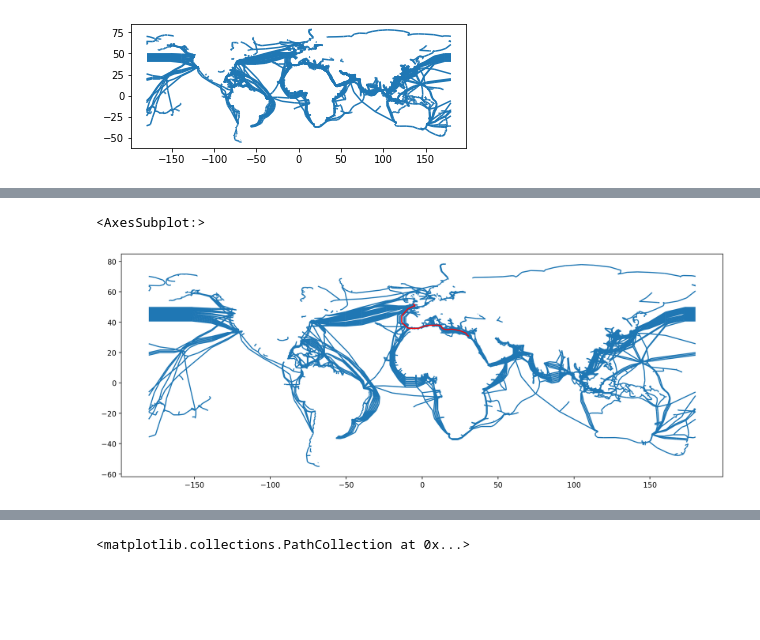
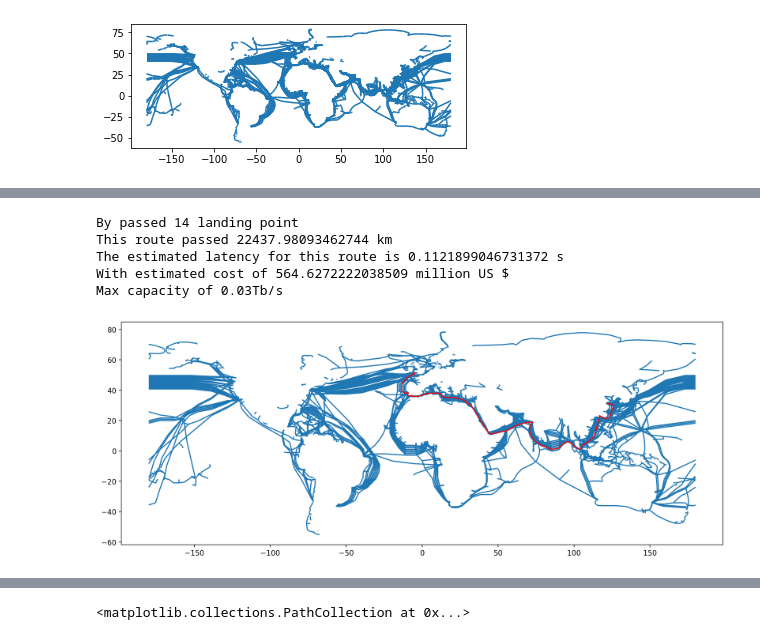
Before and after one commit to Hypergear/UCL_Dissertation, a Jupyter notebook: Code/network/network_diagram_world.ipynb, the cells around one changed output, grey strips where cells are left out. Drawn from its saved outputs; the diff is of its cells as text; code cells hidden in the pictures; blank space fills up the shorter version.

```diff
--- a/Code/network/network_diagram_world.ipynb
+++ b/Code/network/network_diagram_world.ipynb
@@ -23,6 +25,8 @@ cleaned_cable_coor.iloc[2].split(', (')
 
 index_cable_id = list(cable_coor.columns).index('cable_id')
 index_cable_length = list(cable_coor.columns).index('cable_length')
+index_cable_capacity = list(cable_coor.columns).index('cable_capacity')
+index_cable_cost = list(cable_coor.columns).index('cable_cost')
 
 
 data = pd.DataFrame()
@@ -31,13 +35,15 @@ for row in range(cleaned_cable_coor.shape[0]):
     coor_list = cleaned_cable_coor.iloc[row].split(', (')
     cable_id = cable_coor.iloc[row,index_cable_id]
     cable_length = cable_coor.iloc[row,index_cable_length]
+    cable_capacity = cable_coor.iloc[row,index_cable_capacity]
+    cable_cost = cable_coor.iloc[row,index_cable_cost]
 
     for x in coor_list:
         seg = pd.DataFrame()
         abc = x.split(', ')
         # print(abc)
         for y in abc:
-            a = {'lon1': y.split(' ')[0], 'lat1': y.split(' ')[1], 'cable_id': cable_id, 'cable_length': cable_length}
+            a = {'lon1': y.split(' ')[0], 'lat1': y.split(' ')[1], 'cable_id': cable_id, 'cable_length': cable_length, 'cable_capacity': cable_capacity,'cable_cost': cable_cost}
             seg = seg.append(a,ignore_index=True)
         seg["lon1"] = seg["lon1"].astype("float64")
         seg["lat1"] = seg["lat1"].astype("float64")
@@ -80,8 +84,8 @@ gdf['to_id'] = round((round(gdf['lon2'],5) + round(gdf['lat2'],5))*100000,0)
 gdf['distance_from_previous'] = gdf['fr_point'].distance(gdf['to_point'])
 gdf['total_distance'] = gdf.groupby('cable_id')['distance_from_previous'].transform('sum')
 gdf['length_from_previous'] = gdf['cable_length'] / gdf['total_distance'] * gdf['distance_from_previous']
-
-# gdf['distance_from_previous'] = gdf.distance(gdf.shift(1))
+gdf['segment_cost'] = gdf['cable_cost']/gdf['cable_length'] * gdf['length_from_previous']
+gdf['inverse_capacity'] = 1/gdf['cable_capacity']
 # %%
 gdf[gdf['cable_length'].isna()==True]
 # %% [output]
@@ -126,5 +112,5 @@ gdf.sample(5)
 # %%
-G = nx.from_pandas_edgelist(gdf, 'fr_id', 'to_id', edge_attr=['index', 'length_from_previous'], create_using=nx.Graph)
+G = nx.from_pandas_edgelist(gdf, 'fr_id', 'to_id', edge_attr=['index', 'length_from_previous','segment_cost','inverse_capacity'], create_using=nx.Graph)
 # %%
 nx.draw_networkx_edges(G, pos=nx.circular_layout(G))
 # %% [output]
@@ -183,0 +150,18 @@ path
+# %%
+def shortest_path_analysis_summary(path_road):
+
+    shortest_path_edge = path_road [ round(path_road['lon1'],2).isin(round(landingPoint['landingPoint_longitude'],2)) & round(path_road['lat1'],2).isin(round(landingPoint['landingPoint_latitude'],2))]
+    print(f'By passed { shortest_path_edge.shape[0] } landing point')
+
+
+    shortest_path_length = path_road['length_from_previous'].sum()
+    print(f'This route passed { shortest_path_length } km')
+
+    shortest_path_latency = shortest_path_length/200000
+    print(f'The estimated latency for this route is { shortest_path_latency } s')
+
+    shortest_path_cost = path_road['segment_cost'].sum()
+    print(f'With estimated cost of { shortest_path_cost } million US $')
+
+    shortest_path_capacity = path_road['cable_capacity'].min()
+    print(f'Max capacity of { shortest_path_capacity }Tb/s')
@@ -184,13 +188,19 @@ path
 # %%
-path = nx.shortest_path(G,6158154, 4629267, weight = 'length_from_previous')
+path = nx.shortest_path(G,15272016, 4629267, weight = 'segment_cost')
 
 
 fig     = plt.figure(figsize=(15,10),dpi = 200)
 ax      = plt.subplot(111)
 
 path_road = getPath(path, gdf)
 gdf.plot(ax=ax)
 path_road.plot(ax = ax, color='red')
+
+shortest_path_analysis_summary(path_road)
 # %% [output]
-<AxesSubplot:>
+By passed 14 landing point
+This route passed 22437.98093462744 km
+The estimated latency for this route is 0.1121899046731372 s
+With estimated cost of 564.6272222038509 million US $
+Max capacity of 0.03Tb/s
-[figure, old version]
+[figure, new version]
```
Also changed, not shown: parts of 18 cells of this notebook, 2 other files.
